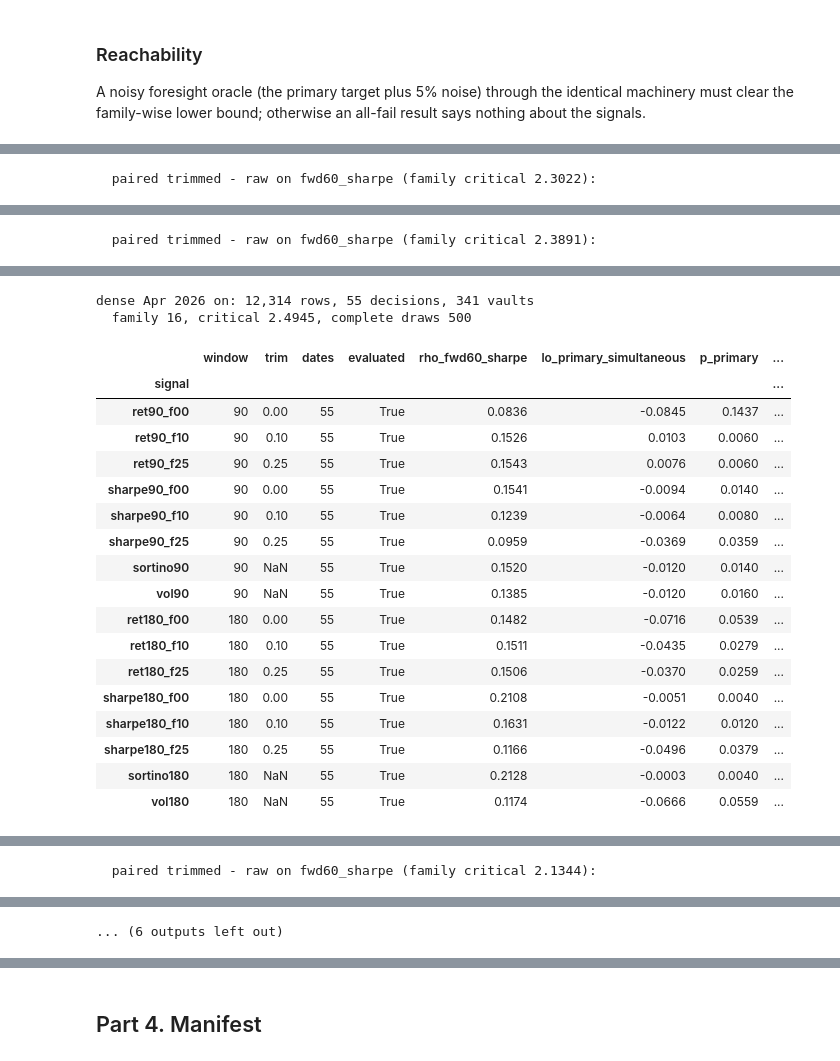
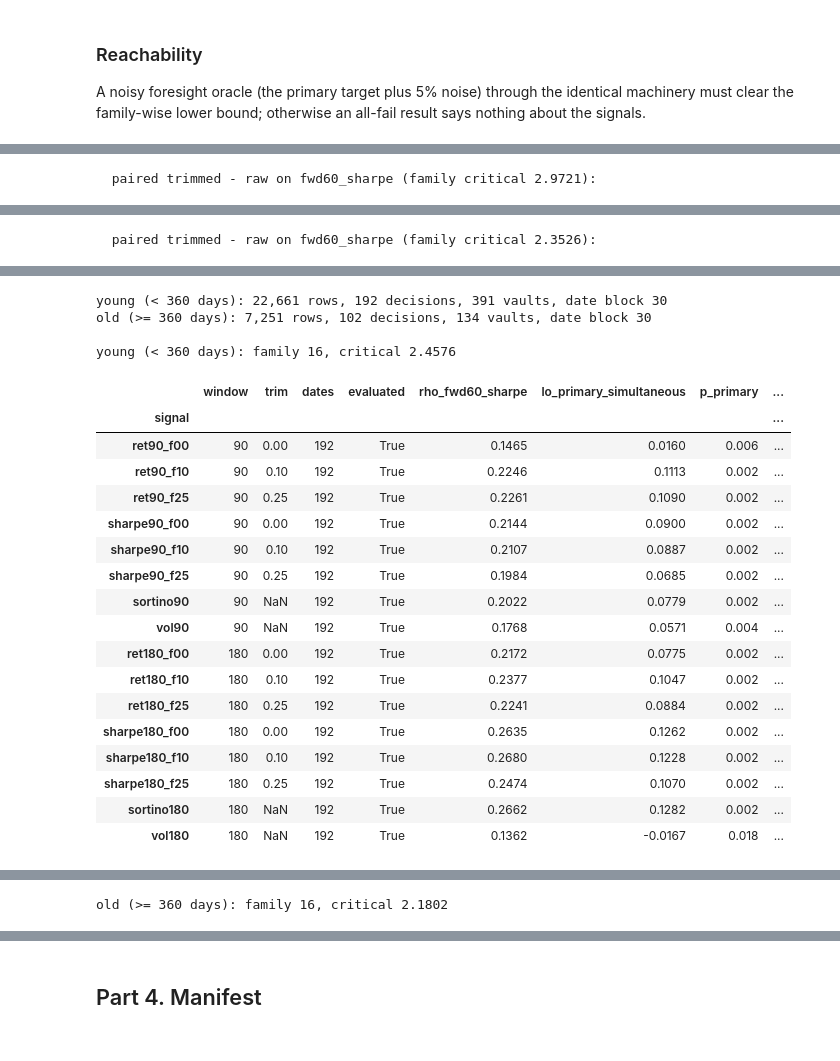
Before and after one commit to tradingstrategy-ai/getting-started, a Jupyter notebook: scratchpad/hyperliquid-lower-vol/39-research-trimmed-screen-full-history.ipynb, the cells around one changed output, grey strips where cells are left out. Cells and saved outputs as stored; diff of their text form; code cells hidden in the pictures.

```diff
--- a/scratchpad/hyperliquid-lower-vol/39-research-trimmed-screen-full-history.ipynb
+++ b/scratchpad/hyperliquid-lower-vol/39-research-trimmed-screen-full-history.ipynb
@@ -438,17 +467,20 @@ def mean_over_dates(blocks: dict, dates: list, counts: dict | None = None) -> tu
         return np.where(n > 0, total / np.maximum(n, 1), np.nan), n
 
 
-def bootstrap(frame: pd.DataFrame, draws: int = DRAWS, seed: int = SEED, verbose: bool = True) -> dict:
+def bootstrap(frame: pd.DataFrame, draws: int = DRAWS, seed: int = SEED, verbose: bool = True, block: int = DATE_BLOCK) -> dict:
+    """Two-way cluster bootstrap: NON-WRAPPING moving date blocks of `block` decisions (starts drawn
+    uniformly from the positions where a whole block fits) and vault clusters, together."""
     blocks = per_date_blocks(frame)
     dates = sorted(blocks)
     vaults = sorted(frame["address"].unique())
     observed, n_dates = mean_over_dates(blocks, dates)
     rng = np.random.default_rng(seed)
-    n_blocks = int(math.ceil(len(dates) / DATE_BLOCK))
+    block = min(block, len(dates))
+    n_blocks = int(math.ceil(len(dates) / block))
     reps = np.full((draws,) + observed.shape, np.nan)
     for d in range(draws):
-        starts = rng.integers(0, len(dates), size=n_blocks)
-        index = np.concatenate([(np.arange(s, s + DATE_BLOCK) % len(dates)) for s in starts])[:len(dates)]
+        starts = rng.integers(0, len(dates) - block + 1, size=n_blocks)
+        index = np.concatenate([np.arange(s, s + block) for s in starts])[:len(dates)]
         drawn = rng.choice(len(vaults), size=len(vaults), replace=True)
         counts = {}
         for v in drawn:
@@ -473,9 +505,9 @@ def simultaneous_lower(observed: np.ndarray, reps: np.ndarray, level: float = LE
             "p": p, "family_size": int(member.sum()), "complete_draws": int(len(per_draw_max))}
 
 
-def screen(frame: pd.DataFrame, label: str, verbose: bool = True) -> dict:
-    print(f"{label}: {len(frame):,} rows, {frame['date'].nunique()} decisions, {frame['address'].nunique()} vaults")
-    boot = bootstrap(frame, verbose=verbose)
+def screen(frame: pd.DataFrame, label: str, verbose: bool = True, block: int = DATE_BLOCK) -> dict:
+    print(f"{label}: {len(frame):,} rows, {frame['date'].nunique()} decisions, {frame['address'].nunique()} vaults, date block {block}")
+    boot = bootstrap(frame, verbose=verbose, block=block)
     j = TARGETS.index(PRIMARY)
     fam = simultaneous_lower(boot["observed"][:, j], boot["draws"][:, :, j])
     rows = []
@@ -511,7 +543,8 @@ def screen(frame: pd.DataFrame, label: str, verbose: bool = True) -> dict:
     paired["lo_simultaneous_family"] = pfam["lower"]
     paired["se"] = pfam["se"]
     return {"label": label, "table": table, "paired": paired, "critical": fam["critical"], "family_size": fam["family_size"],
-            "complete_draws": fam["complete_draws"], "boot": boot, "paired_critical": pfam["critical"], "paired_family_size": pfam["family_size"]}
+            "complete_draws": fam["complete_draws"], "boot": boot, "paired_critical": pfam["critical"], "paired_family_size": pfam["family_size"],
+            "block": block}
 
 
 TABLE_COLS = ["family", "window", "trim", "dates", "evaluated", f"rho_{PRIMARY}", "se_primary", "lo_primary_simultaneous",
@@ -519,6 +552,15 @@ TABLE_COLS = ["family", "window", "trim", "dates", "evaluated", f"rho_{PRIMARY}"
 full = screen(panel, "all regimes")
 print(f"\nprimary family: {full['family_size']} signals, critical {full['critical']:.4f} on {full['complete_draws']} complete draws")
 display(full["table"][TABLE_COLS].round(4))
+# Sensitivity to the block length: 45 decisions (90 days), the trailing-score persistence length.
+full45 = screen(panel, "all regimes, block 45", verbose=False, block=DATE_BLOCK_SENSITIVITY)
+sens = pd.DataFrame({"rho": full["table"][f"rho_{PRIMARY}"], "lo_block30": full["table"]["lo_primary_simultaneous"],
+                     "lo_block45": full45["table"]["lo_primary_simultaneous"], "se_block30": full["table"]["se_primary"],
+                     "se_block45": full45["table"]["se_primary"]})
+sens["clears_block30"] = sens["lo_block30"] > 0; sens["clears_block45"] = sens["lo_block45"] > 0
+print(f"\nblock-length sensitivity (critical {full['critical']:.3f} at 30, {full45['critical']:.3f} at 45): "
+      f"{int(sens['clears_block30'].sum())} signals clear at block 30, {int(sens['clears_block45'].sum())} at block 45")
+display(sens.round(4))
 print(f"\nPAIRED trimmed - raw on {PRIMARY} (per-comparison 95% intervals; simultaneous lower bound over the "
       f"{full['paired_family_size']} paired comparisons, critical {full['paired_critical']:.4f}):")
 display(full["paired"].round(4))
@@ -595,10 +661,11 @@ the one this notebook exists for. Young (< 360 days) and old are split on the wh
 SHORT_COLS = ["window", "trim", "dates", "evaluated", f"rho_{PRIMARY}", "lo_primary_simultaneous", "p_primary",
               "rho_fwd60_return", "rho_fwd60_vol", "rho_fwd30_sharpe"]
 by_regime_screens = {}
+print("decisions whose whole 60-day horizon lies inside one regime:", panel.groupby("regime_contained")["date"].nunique().to_dict())
 for name, a, b in REGIMES:
-    sub = panel[panel["regime"] == name]
+    sub = panel[panel["regime_contained"] == name]
     if sub["date"].nunique() < MIN_DATES:
-        print(f"{name}: only {sub['date'].nunique()} decisions - not screened")
+        print(f"{name}: only {sub['date'].nunique()} decisions with the whole horizon inside the regime - not screened")
         continue
     res = screen(sub, name, verbose=False)
     by_regime_screens[name] = res
@@ -636,2 +704,2 @@ weekly 2025: 9,387 rows, 92 decisions, 185 vaults
-  paired trimmed - raw on fwd60_sharpe (family critical 2.3022):
+  paired trimmed - raw on fwd60_sharpe (family critical 2.9721):
 |  | family | window | trim | trimmed_rho | raw_rho | difference | ci_lo | ci_hi | p_two_sided_add_one | ... |
@@ -666,2 +735,2 @@ transition Jan-Mar 2026: 8,211 rows, 45 decisions, 248 vaults
-  paired trimmed - raw on fwd60_sharpe (family critical 2.3891):
+  paired trimmed - raw on fwd60_sharpe (family critical 2.3526):
 |  | family | window | trim | trimmed_rho | raw_rho | difference | ci_lo | ci_hi | p_two_sided_add_one | ... |
@@ -676,20 +745,22 @@ transition Jan-Mar 2026: 8,211 rows, 45 decisions, 248 vaults
-dense Apr 2026 on: 12,314 rows, 55 decisions, 341 vaults
-  family 16, critical 2.4945, complete draws 500
+young (< 360 days): 22,661 rows, 192 decisions, 391 vaults, date block 30
+old (>= 360 days): 7,251 rows, 102 decisions, 134 vaults, date block 30
+
+young (< 360 days): family 16, critical 2.4576
 |  | window | trim | dates | evaluated | rho_fwd60_sharpe | lo_primary_simultaneous | p_primary | ... |
 | signal |  |  |  |  |  |  |  | ... |
-| ret90_f00 | 90 | 0.00 | 55 | True | 0.0836 | -0.0845 | 0.1437 | ... |
-| ret90_f10 | 90 | 0.10 | 55 | True | 0.1526 | 0.0103 | 0.0060 | ... |
-| ret90_f25 | 90 | 0.25 | 55 | True | 0.1543 | 0.0076 | 0.0060 | ... |
-| sharpe90_f00 | 90 | 0.00 | 55 | True | 0.1541 | -0.0094 | 0.0140 | ... |
-| sharpe90_f10 | 90 | 0.10 | 55 | True | 0.1239 | -0.0064 | 0.0080 | ... |
-| sharpe90_f25 | 90 | 0.25 | 55 | True | 0.0959 | -0.0369 | 0.0359 | ... |
-| sortino90 | 90 | NaN | 55 | True | 0.1520 | -0.0120 | 0.0140 | ... |
-| vol90 | 90 | NaN | 55 | True | 0.1385 | -0.0120 | 0.0160 | ... |
-| ret180_f00 | 180 | 0.00 | 55 | True | 0.1482 | -0.0716 | 0.0539 | ... |
-| ret180_f10 | 180 | 0.10 | 55 | True | 0.1511 | -0.0435 | 0.0279 | ... |
-| ret180_f25 | 180 | 0.25 | 55 | True | 0.1506 | -0.0370 | 0.0259 | ... |
-| sharpe180_f00 | 180 | 0.00 | 55 | True | 0.2108 | -0.0051 | 0.0040 | ... |
-| sharpe180_f10 | 180 | 0.10 | 55 | True | 0.1631 | -0.0122 | 0.0120 | ... |
-| sharpe180_f25 | 180 | 0.25 | 55 | True | 0.1166 | -0.0496 | 0.0379 | ... |
-| sortino180 | 180 | NaN | 55 | True | 0.2128 | -0.0003 | 0.0040 | ... |
-| vol180 | 180 | NaN | 55 | True | 0.1174 | -0.0666 | 0.0559 | ... |
+| ret90_f00 | 90 | 0.00 | 192 | True | 0.1465 | 0.0160 | 0.006 | ... |
+| ret90_f10 | 90 | 0.10 | 192 | True | 0.2246 | 0.1113 | 0.002 | ... |
+| ret90_f25 | 90 | 0.25 | 192 | True | 0.2261 | 0.1090 | 0.002 | ... |
+| sharpe90_f00 | 90 | 0.00 | 192 | True | 0.2144 | 0.0900 | 0.002 | ... |
+| sharpe90_f10 | 90 | 0.10 | 192 | True | 0.2107 | 0.0887 | 0.002 | ... |
+| sharpe90_f25 | 90 | 0.25 | 192 | True | 0.1984 | 0.0685 | 0.002 | ... |
+| sortino90 | 90 | NaN | 192 | True | 0.2022 | 0.0779 | 0.002 | ... |
+| vol90 | 90 | NaN | 192 | True | 0.1768 | 0.0571 | 0.004 | ... |
+| ret180_f00 | 180 | 0.00 | 192 | True | 0.2172 | 0.0775 | 0.002 | ... |
+| ret180_f10 | 180 | 0.10 | 192 | True | 0.2377 | 0.1047 | 0.002 | ... |
+| ret180_f25 | 180 | 0.25 | 192 | True | 0.2241 | 0.0884 | 0.002 | ... |
+| sharpe180_f00 | 180 | 0.00 | 192 | True | 0.2635 | 0.1262 | 0.002 | ... |
+| sharpe180_f10 | 180 | 0.10 | 192 | True | 0.2680 | 0.1228 | 0.002 | ... |
+| sharpe180_f25 | 180 | 0.25 | 192 | True | 0.2474 | 0.1070 | 0.002 | ... |
+| sortino180 | 180 | NaN | 192 | True | 0.2662 | 0.1282 | 0.002 | ... |
+| vol180 | 180 | NaN | 192 | True | 0.1362 | -0.0167 | 0.018 | ... |
@@ -696 +776 @@ dense Apr 2026 on: 12,314 rows, 55 decisions, 341 vaults
-  paired trimmed - raw on fwd60_sharpe (family critical 2.1344):
+old (>= 360 days): family 16, critical 2.1802
@@ -706 +776,0 @@ dense Apr 2026 on: 12,314 rows, 55 decisions, 341 vaults
-... (6 outputs left out)
```
Also changed, not shown: parts of 9 cells of this notebook, 4 other files.
